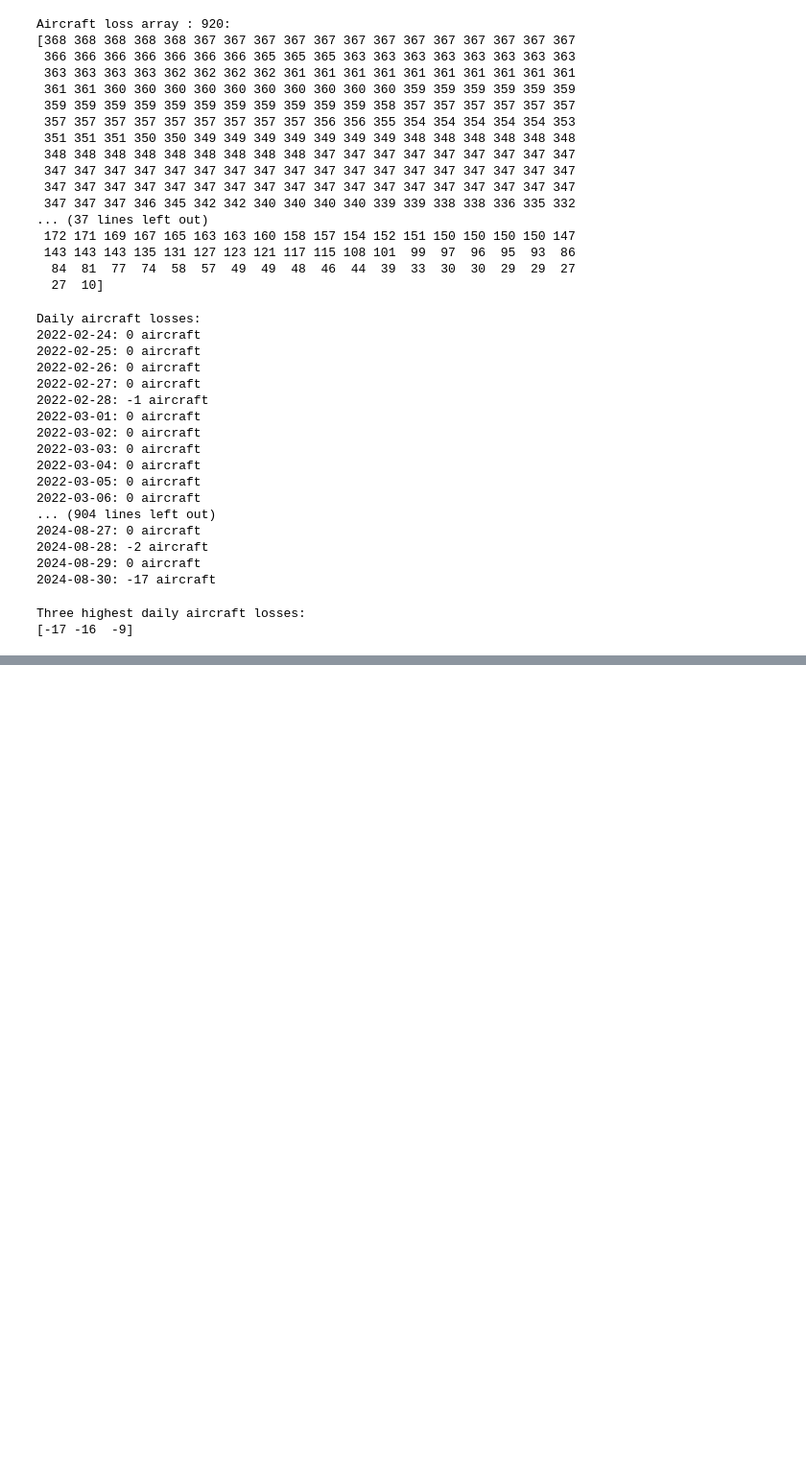
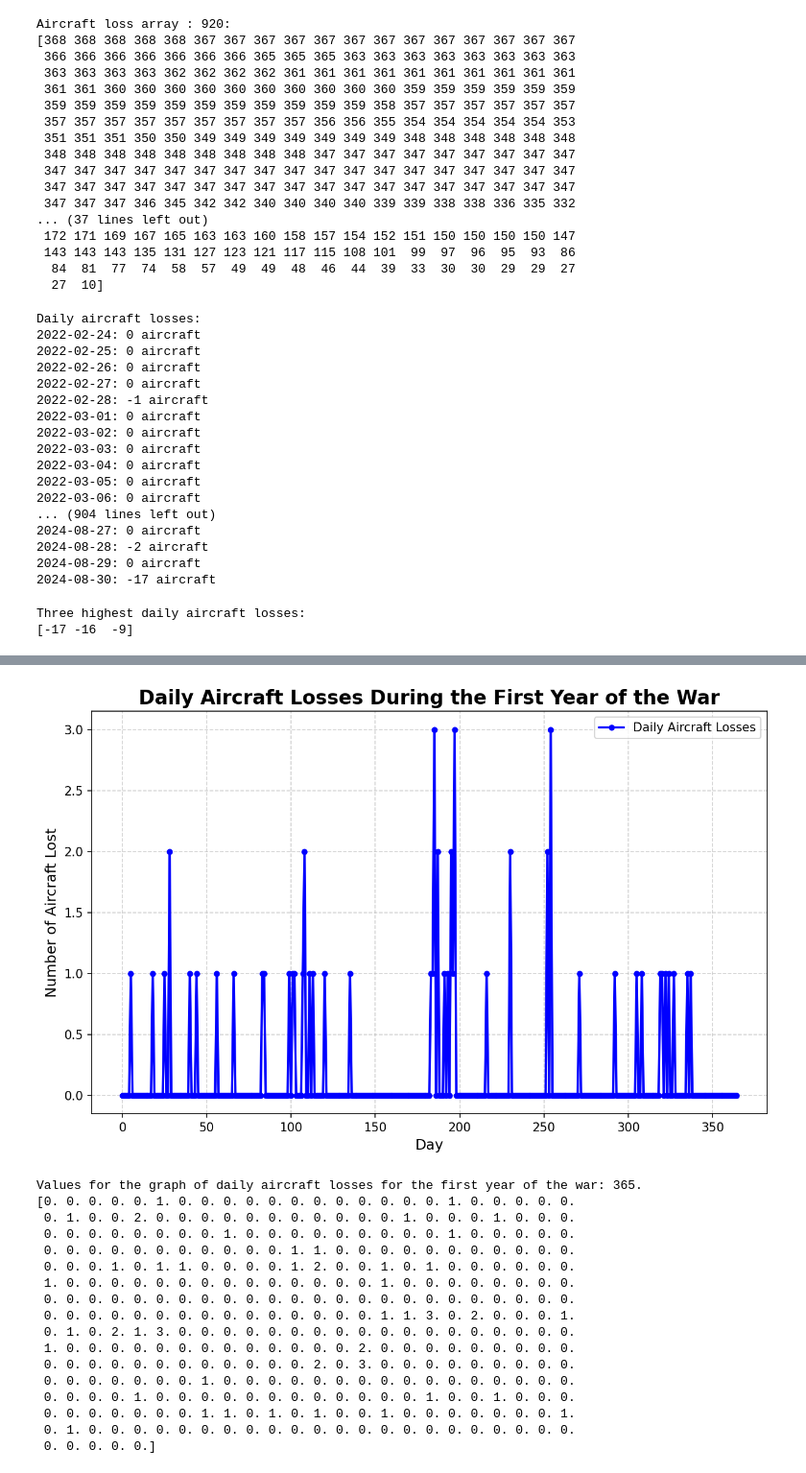
Before and after one commit to SliadnievDanil/lab0-jupyter, a Jupyter notebook: lab1.ipynb, the cells around one changed output, grey strips where cells are left out. Shown at 96% size. Cells and saved outputs as stored; diff of their text form; code cells hidden in the pictures; blank space fills up the shorter version.

```diff
--- a/lab1.ipynb
+++ b/lab1.ipynb
@@ -11,9 +11,9 @@ def get_column_data(filename, column_name):
     with open(filename, mode='r', encoding='utf-8') as file:
         reader = csv.reader(file)
         headers = next(reader)
-        column_index = headers.index(column_name)
-        column_data = [int(row[column_index]) for row in reader if row[column_index].isdigit()]
-    return np.array(column_data)
+        column_index = headers.index(column_name)  # Знаходимо індекс потрібного стовпця
+        column_data = [float(row[column_index]) for row in reader if row[column_index].replace('.', '', 1).isdigit()]  # Збираємо дані стовпця
+    return np.array(column_data)  # Перетворюємо список в numpy масив
 
 file_path = 'russia_losses_equipment.csv'
 column_name = 'aircraft'
@@ -152,0 +121,44 @@ Values for the graph of aircraft losses for the first year of the war: 365:
+# %%
+import matplotlib.pyplot as plt
+import numpy as np
+
+aircraft_losses_first_year = aircraft_losses[:365]
+
+daily_losses_first_year = np.abs(np.diff(aircraft_losses_first_year, prepend=aircraft_losses_first_year[0]))
+
+plt.figure(figsize=(10, 6), dpi=150)
+
+plt.plot(daily_losses_first_year, color='blue', marker='o', linestyle='-', linewidth=2, markersize=4, label='Daily Aircraft Losses')
+
+plt.title('Daily Aircraft Losses During the First Year of the War', fontsize=16, fontweight='bold')
+plt.xlabel('Day', fontsize=12)
+plt.ylabel('Number of Aircraft Lost', fontsize=12)
+
+plt.grid(True, linestyle='--', alpha=0.6)
+plt.legend(loc='upper right')
+
+plt.savefig('daily_aircraft_losses_first_year.png')
+
+plt.show()
+
+print("Values for the graph of daily aircraft losses for the first year of the war: {}.".format(len(daily_losses_first_year)))
+print(daily_losses_first_year)
+# %% [output]
+[figure, added]
+Values for the graph of daily aircraft losses for the first year of the war: 365.
+[0. 0. 0. 0. 0. 1. 0. 0. 0. 0. 0. 0. 0. 0. 0. 0. 0. 0. 1. 0. 0. 0. 0. 0.
+ 0. 1. 0. 0. 2. 0. 0. 0. 0. 0. 0. 0. 0. 0. 0. 0. 1. 0. 0. 0. 1. 0. 0. 0.
+ 0. 0. 0. 0. 0. 0. 0. 0. 1. 0. 0. 0. 0. 0. 0. 0. 0. 0. 1. 0. 0. 0. 0. 0.
+ 0. 0. 0. 0. 0. 0. 0. 0. 0. 0. 0. 1. 1. 0. 0. 0. 0. 0. 0. 0. 0. 0. 0. 0.
+ 0. 0. 0. 1. 0. 1. 1. 0. 0. 0. 0. 1. 2. 0. 0. 1. 0. 1. 0. 0. 0. 0. 0. 0.
+ 1. 0. 0. 0. 0. 0. 0. 0. 0. 0. 0. 0. 0. 0. 0. 1. 0. 0. 0. 0. 0. 0. 0. 0.
+ 0. 0. 0. 0. 0. 0. 0. 0. 0. 0. 0. 0. 0. 0. 0. 0. 0. 0. 0. 0. 0. 0. 0. 0.
+ 0. 0. 0. 0. 0. 0. 0. 0. 0. 0. 0. 0. 0. 0. 0. 1. 1. 3. 0. 2. 0. 0. 0. 1.
+ 0. 1. 0. 2. 1. 3. 0. 0. 0. 0. 0. 0. 0. 0. 0. 0. 0. 0. 0. 0. 0. 0. 0. 0.
+ 1. 0. 0. 0. 0. 0. 0. 0. 0. 0. 0. 0. 0. 0. 2. 0. 0. 0. 0. 0. 0. 0. 0. 0.
+ 0. 0. 0. 0. 0. 0. 0. 0. 0. 0. 0. 0. 2. 0. 3. 0. 0. 0. 0. 0. 0. 0. 0. 0.
+ 0. 0. 0. 0. 0. 0. 0. 1. 0. 0. 0. 0. 0. 0. 0. 0. 0. 0. 0. 0. 0. 0. 0. 0.
+ 0. 0. 0. 0. 1. 0. 0. 0. 0. 0. 0. 0. 0. 0. 0. 0. 0. 1. 0. 0. 1. 0. 0. 0.
+ 0. 0. 0. 0. 0. 0. 0. 1. 1. 0. 1. 0. 1. 0. 0. 1. 0. 0. 0. 0. 0. 0. 0. 1.
+ 0. 1. 0. 0. 0. 0. 0. 0. 0. 0. 0. 0. 0. 0. 0. 0. 0. 0. 0. 0. 0. 0. 0. 0.
+ 0. 0. 0. 0. 0.]
```
Also changed, not shown: parts of 5 cells of this notebook, 2 other files.
